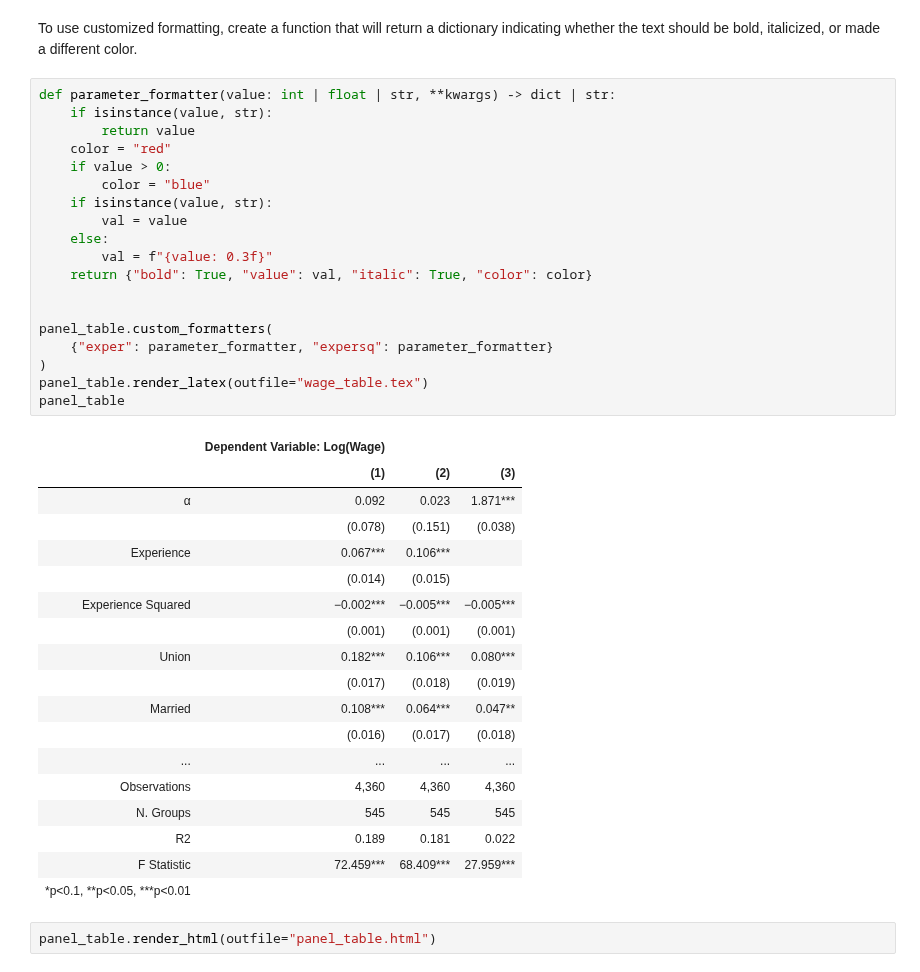
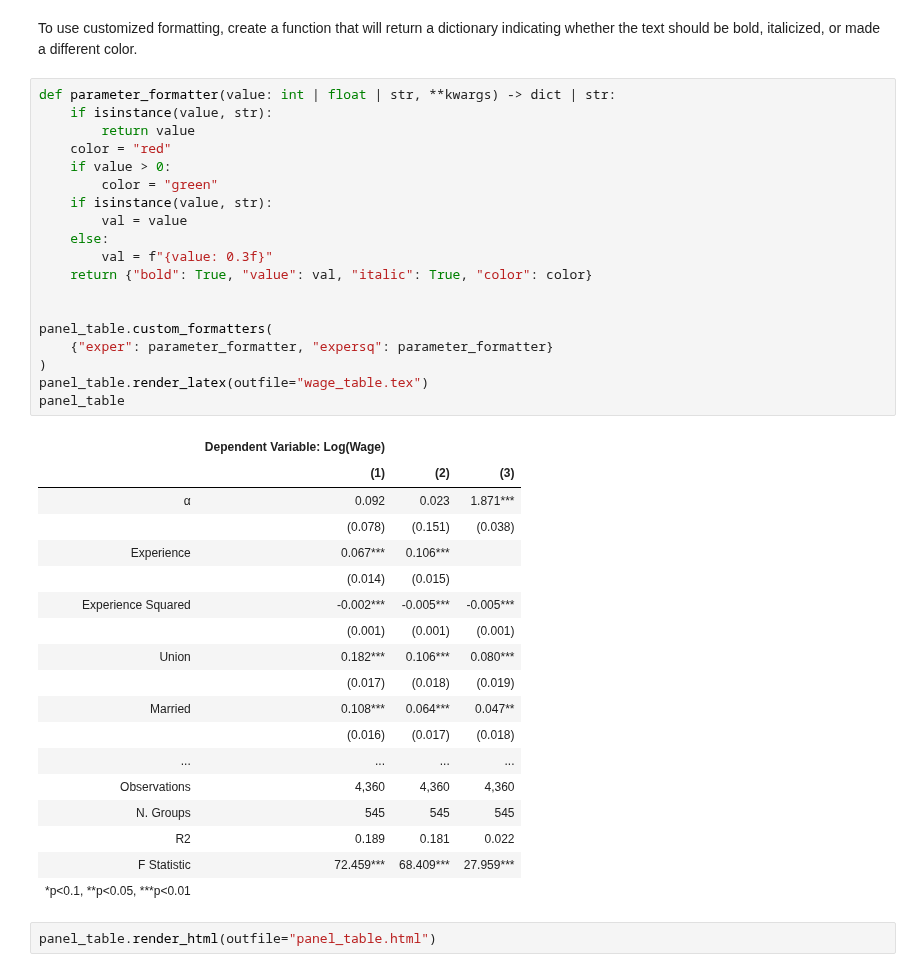
Before and after one commit to andersonfrailey/statstables, a Jupyter notebook: samplenotebook.ipynb, the cells around one changed output. Saved outputs shown, nothing was run; the diff lists cells and outputs as text.

Commit message:
Fix dash bug; summary table bug; mean diffs table bug

```diff
--- a/samplenotebook.ipynb
+++ b/samplenotebook.ipynb
@@ -541,30 +541,30 @@ To use customized formatting, create a function that will return a dictionary in
 # %%
 def parameter_formatter(value: int | float | str, **kwargs) -> dict | str:
     if isinstance(value, str):
         return value
     color = "red"
     if value > 0:
-        color = "blue"
+        color = "green"
     if isinstance(value, str):
         val = value
     else:
         val = f"{value: 0.3f}"
     return {"bold": True, "value": val, "italic": True, "color": color}
 
 
 panel_table.custom_formatters(
     {"exper": parameter_formatter, "expersq": parameter_formatter}
 )
 panel_table.render_latex(outfile="wage_table.tex")
 panel_table
 # %% [output]
 |  | Dependent Variable: Log(Wage) |  |  |
 |  | (1) | (2) | (3) |
 | α | 0.092 | 0.023 | 1.871*** |
 |  | (0.078) | (0.151) | (0.038) |
 | Experience | 0.067*** | 0.106*** |  |
 |  | (0.014) | (0.015) |  |
-| Experience Squared | −0.002*** | −0.005*** | −0.005*** |
+| Experience Squared | -0.002*** | -0.005*** | -0.005*** |
 |  | (0.001) | (0.001) | (0.001) |
 | Union | 0.182*** | 0.106*** | 0.080*** |
 |  | (0.017) | (0.018) | (0.019) |
```
Also changed, not shown: parts of 13 cells of this notebook, 4 other files.
